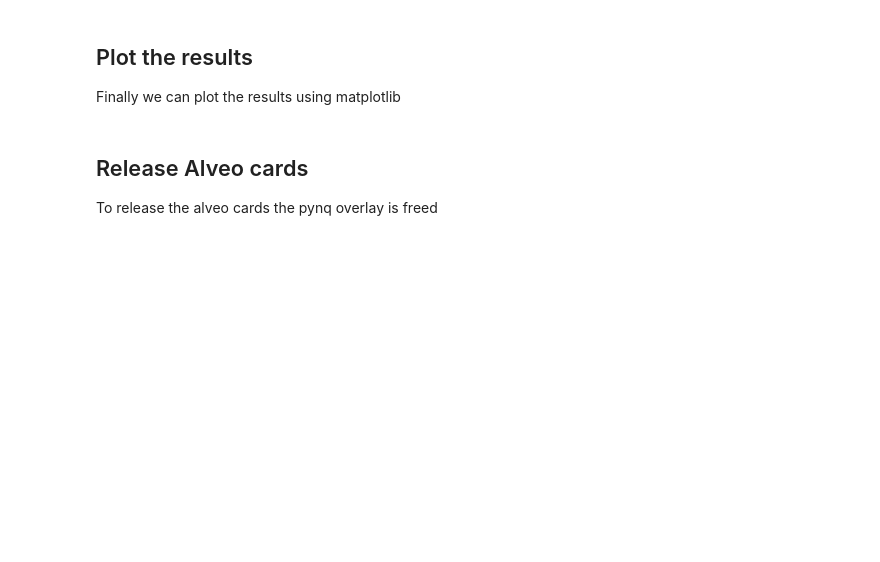
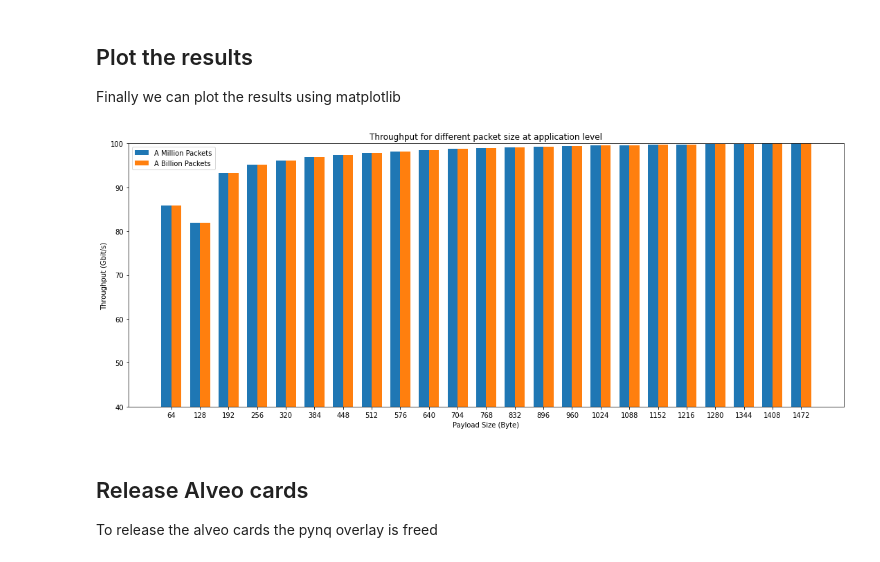
Before and after one commit to StaRR-NIC/xup_vitis_network_example, a Jupyter notebook: Notebooks/starrnic-throughput.ipynb, the cells around one changed output. Saved outputs shown, nothing was run; the diff lists cells and outputs as text; code cells hidden in the pictures; blank space fills up the shorter version.

```diff
--- a/Notebooks/starrnic-throughput.ipynb
+++ b/Notebooks/starrnic-throughput.ipynb
@@ -47,8 +47,8 @@ Worker 0_1: {'HWaddr': '00:0a:35:02:9d:2d', 'inet addr': '10.0.0.45', 'gateway a
 n3_data = {
     'ip_tx_0': '10.0.0.55',
     'ip_rx_1': '10.0.0.57',
-    'mac_rx_1': "00:0a:35:ec:b9:9e",
-    'mac_tx_0': "00:0a:35:23:1d:87",
+    'mac_rx_1': '00:0a:35:86:00:01',
+    'mac_tx_0': '00:0a:35:86:00:00',
     'sport': 64000,
     'dport': 64001,
 }
@@ -218,7 +218,7 @@ RegisterMap {
 # %%
 beats = 2
 payload = beats * 64
-pkt = 1000_000_000
+pkt = 10_000
 ol_w0_0_tg.register_map.debug_reset = 1
 ol_w0_1_tg.register_map.debug_reset = 1
 ol_w0_0_tg.register_map.time_between_packets = 0
@@ -333,34 +315,36 @@ oneM_thr = []
 oneB_thr = []
 
 for b in dict_oneM:
     labels.append(dict_oneM[b]['size'])
     # oneM_thr.append(dict_oneM[b]['rx_thr']
     dict_oneM[b]['pkt_thr'] = dict_oneM[b]['rx_thr'] * ((dict_oneM[b]['size'] + 46) / (dict_oneM[b]['size']))
-    oneM_thr.append(dict_oneM[b]['rx_thr'])
+    oneM_thr.append(dict_oneM[b]['pkt_thr'])
 
 for b in dict_oneB:
     # oneB_thr.append(dict_oneB[b]['rx_thr'])
     dict_oneB[b]['pkt_thr'] = dict_oneB[b]['rx_thr'] * ((dict_oneB[b]['size'] + 46) / (dict_oneB[b]['size']))
     oneB_thr.append(dict_oneB[b]['pkt_thr'])
 
 x = np.arange(len(labels))  # the label locations
 width = 0.35  # the width of the bars
 
 fig, ax = plt.subplots()
 rects1 = ax.bar(x - width/2, oneM_thr, width, label='A Million Packets')
 if(len(oneB_thr) > 0):
     rects2 = ax.bar(x + width/2, oneB_thr, width, label='A Billion Packets')
 
 # Add some text for labels, title and custom x-axis tick labels, etc.
 ax.set_ylabel('Throughput (Gbit/s)')
 ax.set_xlabel('Payload Size (Byte)')
 ax.set_title('Throughput for different packet size at application level')
 ax.set_xticks(x)
 ax.set_xticklabels(labels)
 ax.legend()
 ax.set_ylim(40,100)
 fig.set_size_inches(18.5, 7)
 plt.show()
+# %% [output]
+[figure, added]
 # %%
 for b in dict_oneM:
     print(dict_oneM[b]["size"], dict_oneM[b]["pkt_thr"])
```
Also changed, not shown: parts of 10 cells of this notebook, 1 other file.
